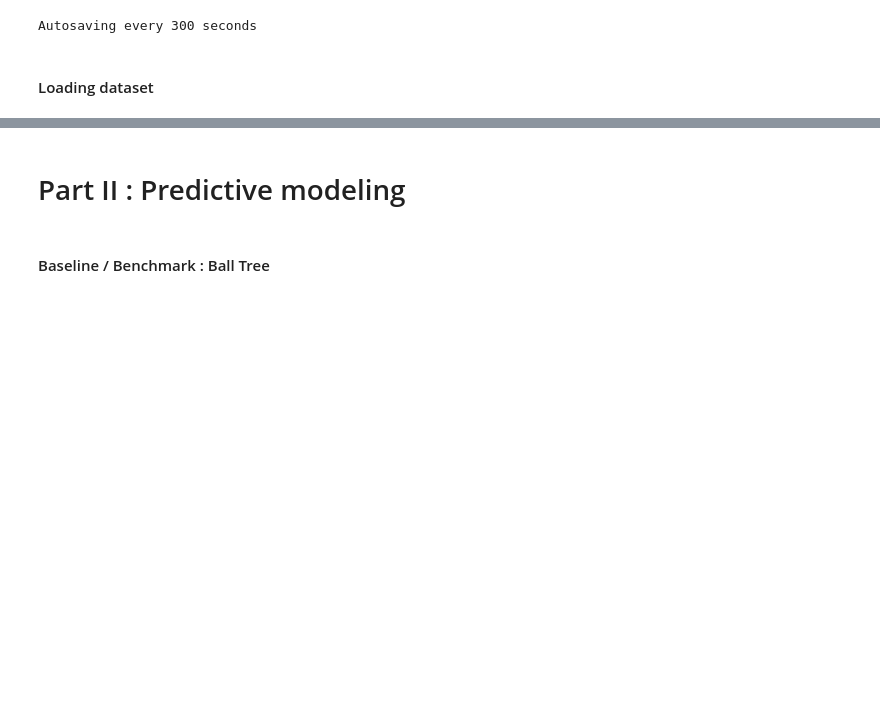
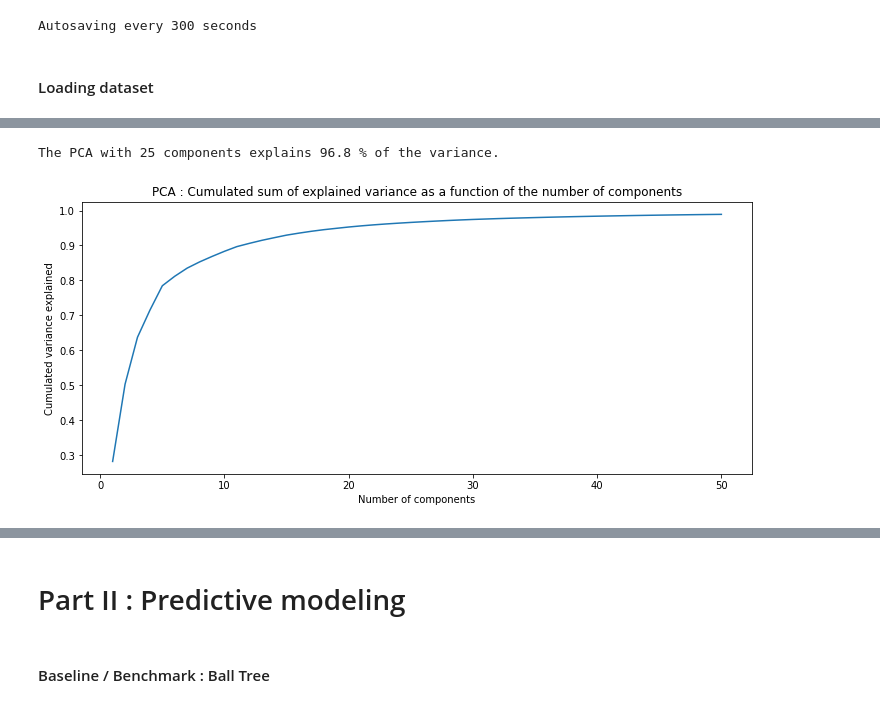
Before and after one commit to oumeima-elgharbi/ChallengeData_CanYouPredictTheTide, a Jupyter notebook: trying_models.ipynb, the cells around one changed output, grey strips where cells are left out. Cells and saved outputs as stored; diff of their text form; code cells hidden in the pictures; blank space fills up the shorter version.

```diff
--- a/trying_models.ipynb
+++ b/trying_models.ipynb
@@ -72,0 +107,43 @@ array([-0.45637918, -0.532156  , -0.61048055, ...,  0.75181955,
+# %%
+def display_pca_variance_cumsum(pca_fitted):
+    """
+    :param pca_fitted:
+    :return:
+    """
+    plt.figure(figsize=(12, 5))
+    plt.title('PCA : Cumulated sum of explained variance as a function of the number of components')
+    plt.xlabel('Number of components')
+    plt.ylabel('Cumulated variance explained')
+
+    plt.plot(np.arange(start=1, stop=pca_fitted.n_components + 1),
+             np.cumsum(pca_fitted.explained_variance_ratio_))
+
+
+def display_pca_components(pca_fit, X_norm):
+    """
+    :param pca_fit:
+    :param X_norm:
+    :return:
+    """
+    pcs = pca_fit.components_
+
+    for i, (x, y) in enumerate(zip(pcs[0, :], pcs[1, :])):
+        # Afficher un segment de l'origine au point (x, y)
+        plt.plot([0, x], [0, y], color='k')
+        # Afficher le nom (data.columns[i]) de la performance
+        plt.text(x, y, X_norm.columns[i], fontsize='14')
+
+        # Afficher une ligne horizontale y=0
+        plt.plot([-0.7, 0.7], [0, 0], color='grey', ls='--')
+
+        # Afficher une ligne verticale x=0
+        plt.plot([0, 0], [-0.7, 0.7], color='grey', ls='--')
+
+        plt.xlim([-0.7, 0.7])
+        plt.ylim([-0.7, 0.7])
+# %%
+from sklearn.decomposition import PCA
+
+pca_std = PCA(n_components=50)
+pca_std.fit(X_train_std)
+print(pca_std.explained_variance_ratio_.cumsum())
@@ -72,0 +187,6 @@ array([-0.45637918, -0.532156  , -0.61048055, ...,  0.75181955,
+# %%
+# projeter X sur les composantes principales
+X_train_std_pca = pca_std.transform(X_train_std)
+print("The PCA with 25 components explains", round(pca_std.explained_variance_ratio_.cumsum()[25], 3) * 100, "% of the variance.")
+# %% [output]
+The PCA with 25 components explains 96.8 % of the variance.
@@ -72,0 +196,4 @@ array([-0.45637918, -0.532156  , -0.61048055, ...,  0.75181955,
+# %%
+display_pca_variance_cumsum(pca_fitted=pca_std)
+# %% [output]
+[figure, added]
```
Also changed, not shown: parts of 29 cells of this notebook.
